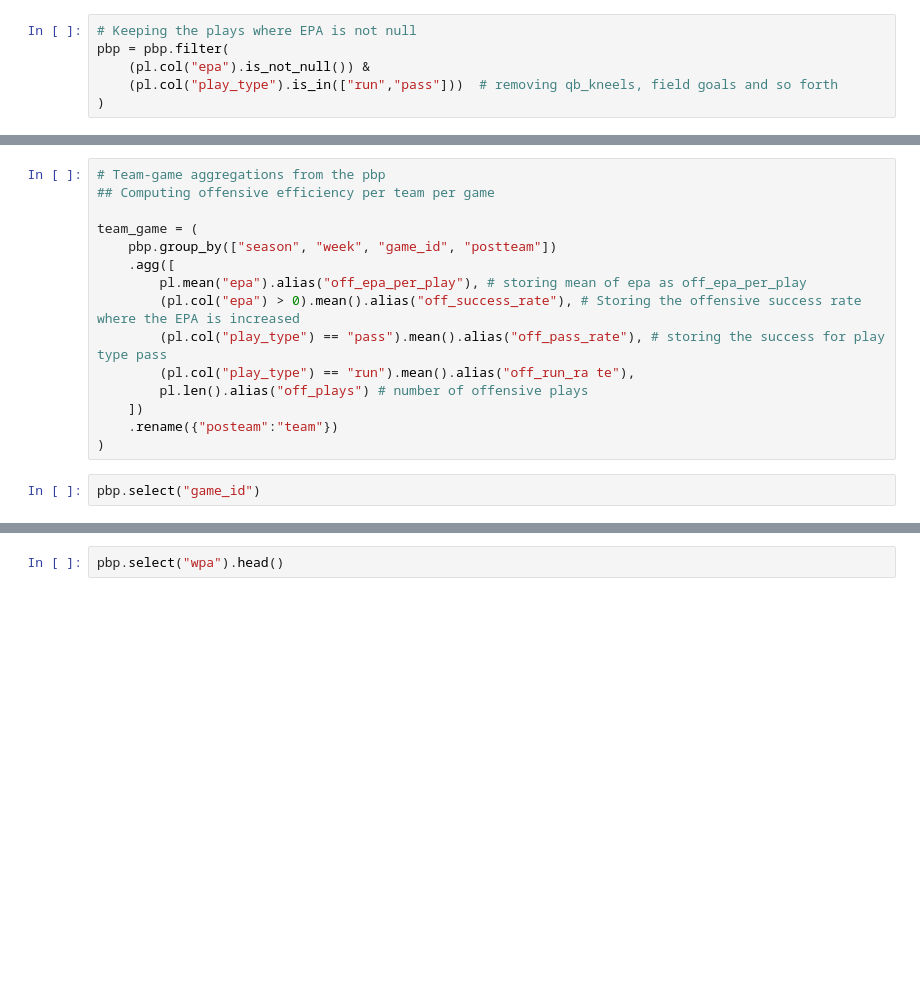
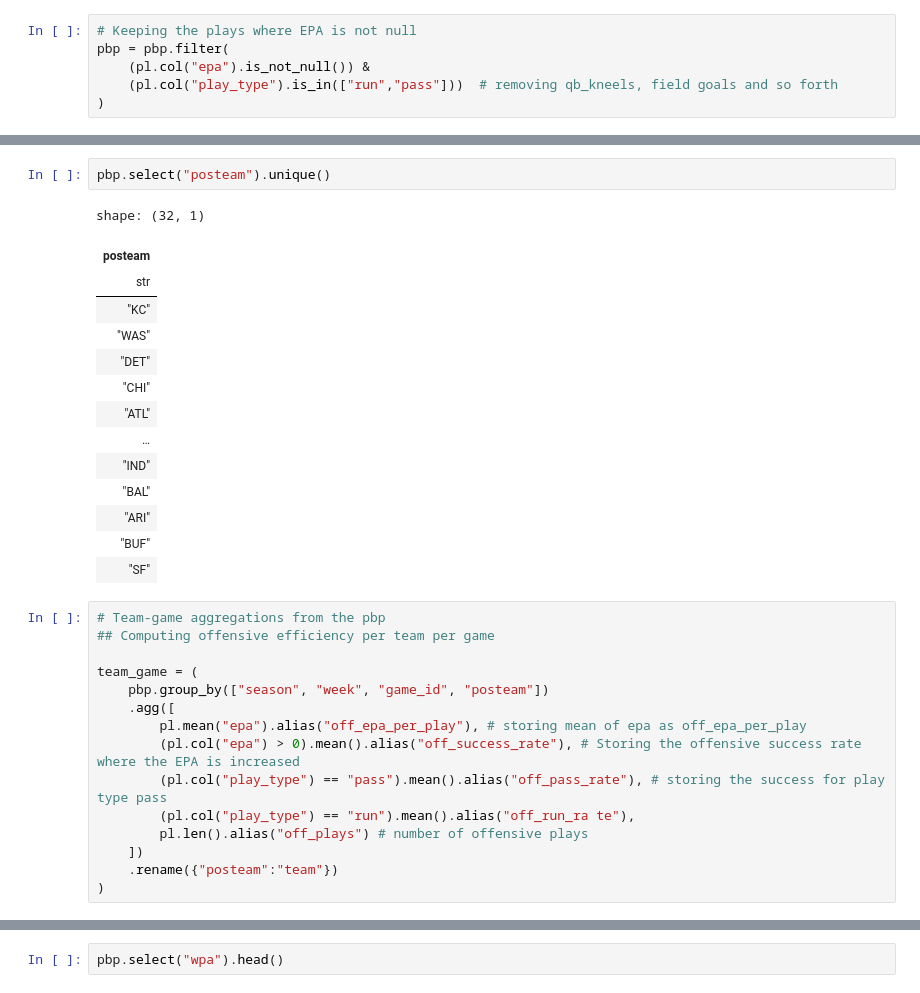
Before and after one commit to DanielHKob/ML, a Jupyter notebook: nflread.ipynb, the cells around one changed output, grey strips where cells are left out. Drawn from its saved outputs; the diff is of its cells as text; blank space fills up the shorter version.

```diff
--- a/nflread.ipynb
+++ b/nflread.ipynb
@@ -43,9 +127,26 @@ pbp.shape # printing the new shape of the dataframe
+# %%
+pbp.select("posteam").unique()
+# %% [output]
+shape: (32, 1)
+| posteam |
+| str |
+| "KC" |
+| "WAS" |
+| "DET" |
+| "CHI" |
+| "ATL" |
+| … |
+| "IND" |
+| "BAL" |
+| "ARI" |
+| "BUF" |
+| "SF" |
 # %%
 # Team-game aggregations from the pbp
 ## Computing offensive efficiency per team per game
 
 team_game = (
-    pbp.group_by(["season", "week", "game_id", "postteam"])
+    pbp.group_by(["season", "week", "game_id", "posteam"])
     .agg([
         pl.mean("epa").alias("off_epa_per_play"), # storing mean of epa as off_epa_per_play
         (pl.col("epa") > 0).mean().alias("off_success_rate"), # Storing the offensive success rate where the EPA is increased
@@ -55,5 +156,3 @@ team_game = (
     ])
     .rename({"posteam":"team"})
 )
-# %%
-pbp.select("game_id")
```
Also changed, not shown: parts of 10 cells of this notebook.
